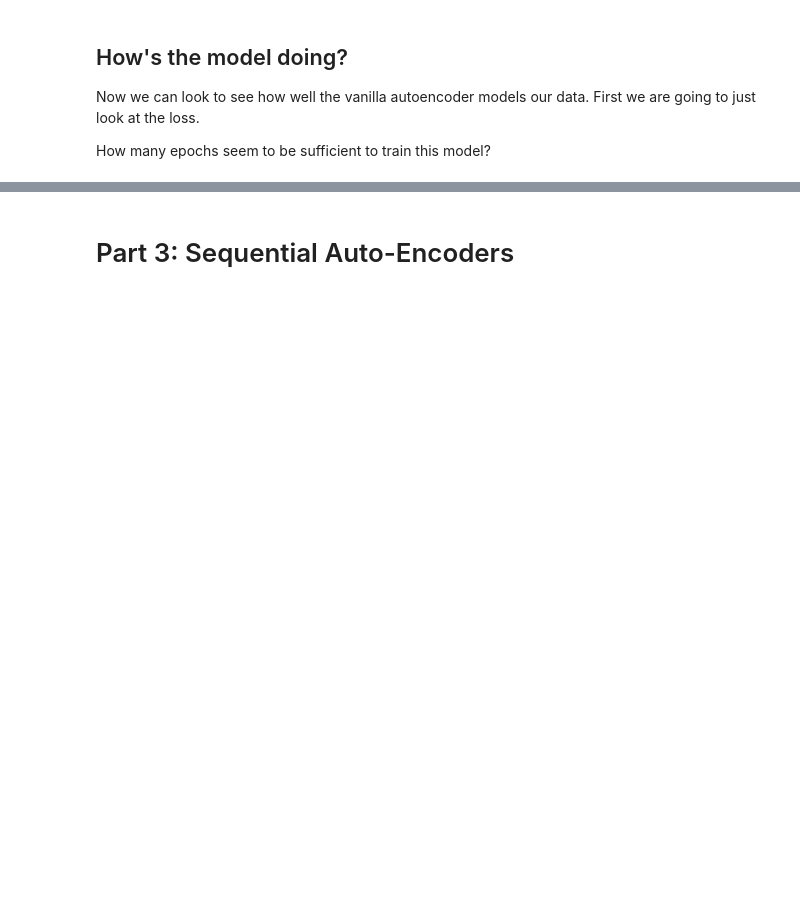
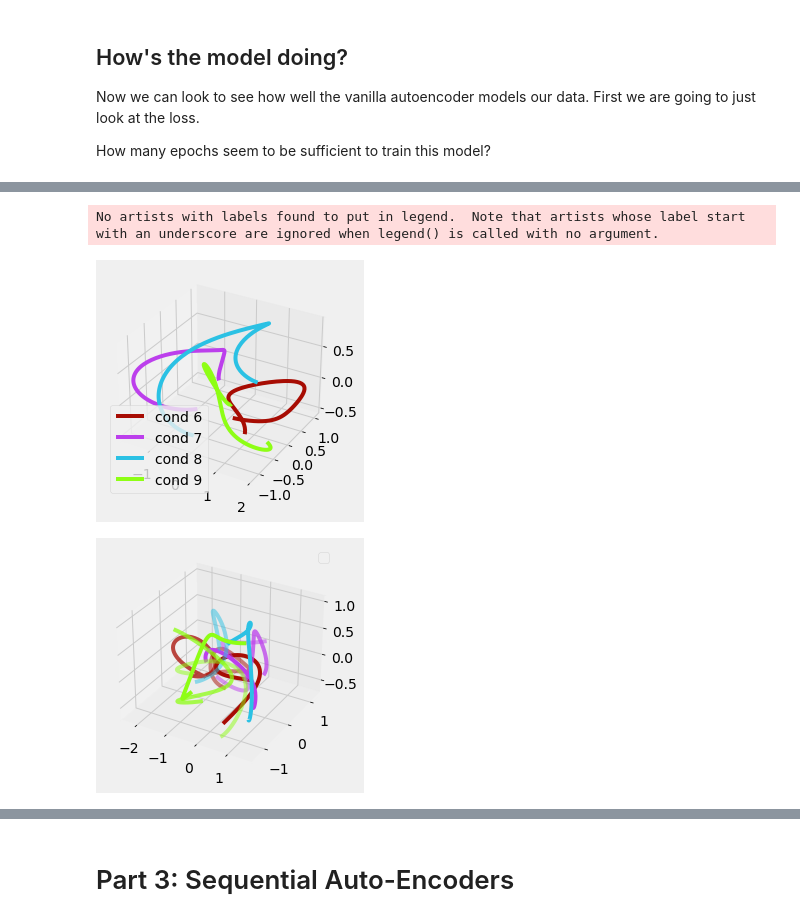
Before and after one commit to SaberaTalukder/Chen_Institute_DataSAI_for_Neuroscience, a Jupyter notebook: 07_13_22_day7_deep_learning_and_LFADS/code/diy_notebooks/latent_variable_models_LFADS.ipynb, the cells around one changed output, grey strips where cells are left out. Drawn from its saved outputs; the diff is of its cells as text; code cells hidden in the pictures; blank space fills up the shorter version.

Commit message:
Final Commit: Ready to present

```diff
--- a/07_13_22_day7_deep_learning_and_LFADS/code/diy_notebooks/latent_variable_models_LFADS.ipynb
+++ b/07_13_22_day7_deep_learning_and_LFADS/code/diy_notebooks/latent_variable_models_LFADS.ipynb
@@ -776,0 +1334,34 @@ Error:
+# %%
+pred_rates, latents = ae_model(ds_array_train[0])
+conds = ds_array_train[3]
+
+# Get data ready for plotting
+latents_plot = torch.clone(latents)
+latents_plot = latents_plot.detach().numpy()
+
+pred_rates_plot = torch.clone(pred_rates)
+pred_rates_plot = pred_rates_plot.detach().numpy()
+
+conds_mat = np.reshape(conds, (75, 140))
+conds_arr = conds_mat[:,0]
+
+# Parameters to change
+# conds_to_plot is the list of conditions that the function should produce trajectories for
+conds_to_plot= [3,4,5,6]
+kernel_size =  20
+
+cond_avg = True # whether the single trials or condition average should be plotted
+
+plot_cond_avg_latent_traj(latents_plot=latents_plot, conds_trial=conds_arr, conds_to_plot= conds_to_plot, kernel_size=kernel_size, cond_avg= cond_avg)
+
+cond_avg = False
+plot_cond_avg_latent_traj(latents_plot=latents_plot, conds_trial=conds_arr, conds_to_plot= conds_to_plot, kernel_size=kernel_size, cond_avg= cond_avg)
+
+cond_avg = True
+units_to_plot = [0,1,2]
+plot_cond_avg_pred_fr(pred_rates= pred_rates_plot, conds_trial = conds_arr, conds_to_plot = conds_to_plot,
+                      units_to_plot = units_to_plot, kernel_size = kernel_size, cond_avg = cond_avg)
+# %% [output]
+No artists with labels found to put in legend.  Note that artists whose label start with an underscore are ignored when legend() is called with no argument.
+[figure, added]
+[figure, added]
```
Also changed, not shown: parts of 173 cells of this notebook, 4 other files.
